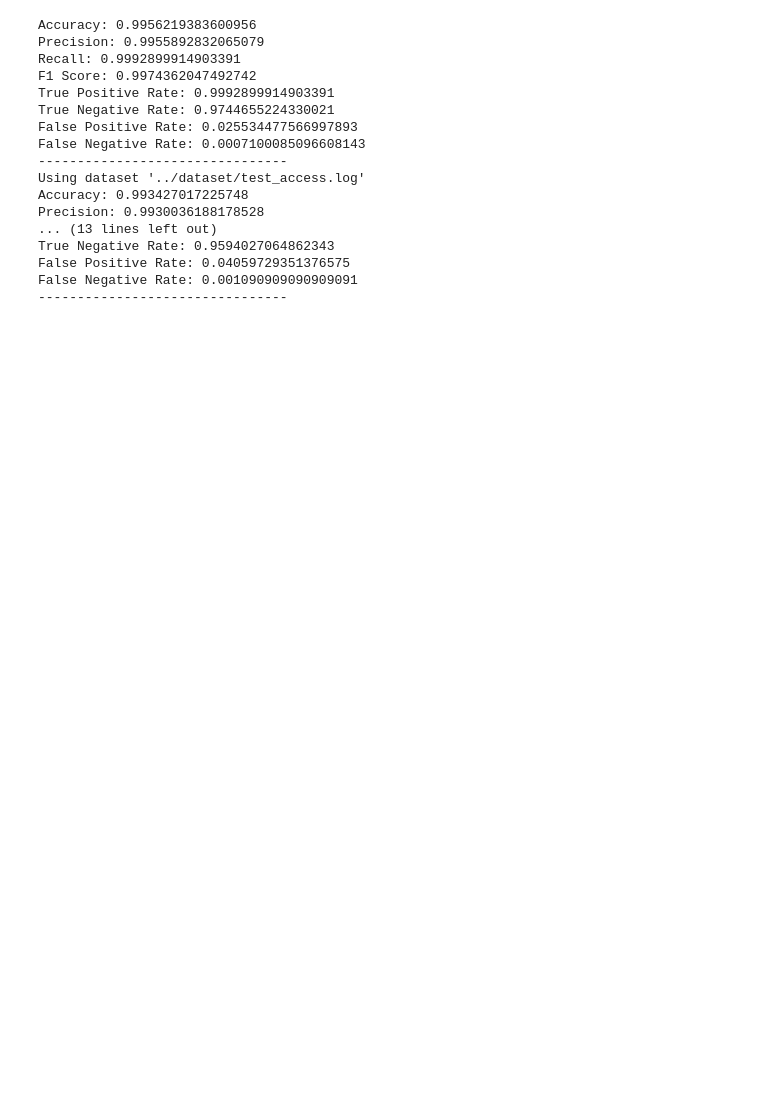
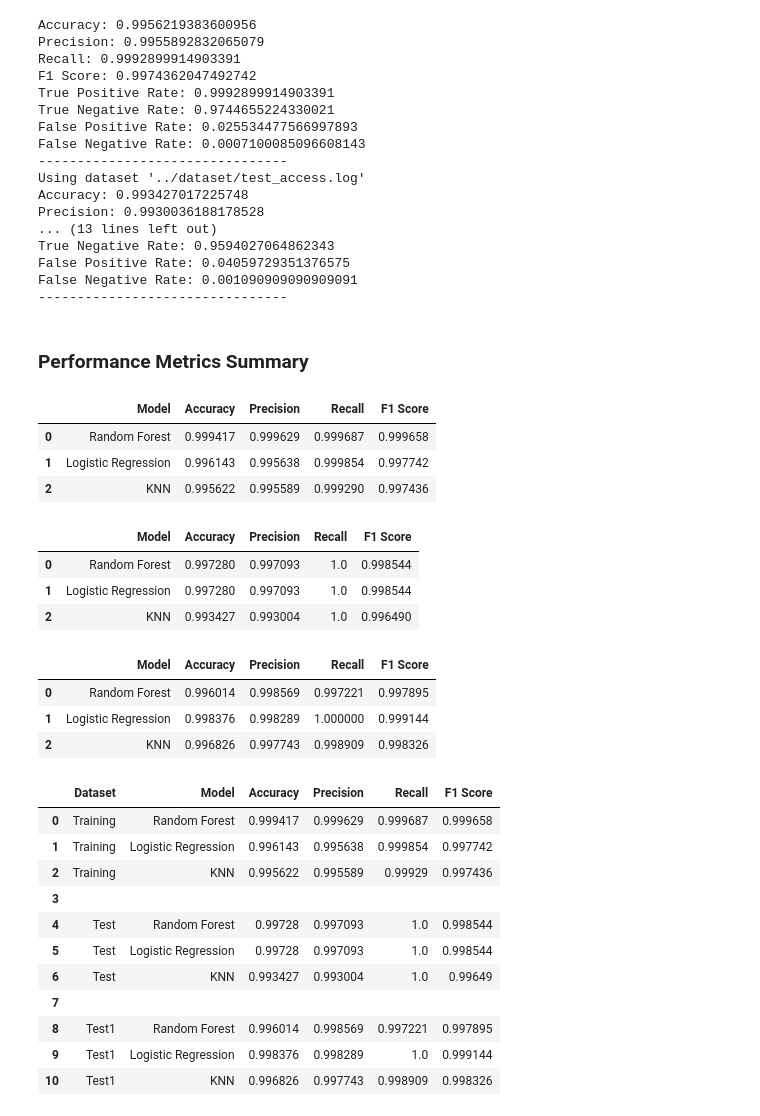
Before and after one commit to Palatiin/ddos-detection, a Jupyter notebook: ml/detection.ipynb, the cells around one changed output. Cells and saved outputs as stored; diff of their text form; code cells hidden in the pictures; blank space fills up the shorter version.

Commit message:
feat(ml): metrics, cleanup

```diff
--- a/ml/detection.ipynb
+++ b/ml/detection.ipynb
@@ -582,3 +619,83 @@ True Negative Rate: 0.9594027064862343
 False Positive Rate: 0.04059729351376575
 False Negative Rate: 0.001090909090909091
 --------------------------------
+# %% [markdown]
+### Performance Metrics Summary
+# %%
+## Create table for model performance
+model_tw_performance_table_train = pd.DataFrame({
+    "Model": ["Random Forest", "Logistic Regression", "KNN"],
+    "Accuracy": [model_rf_tw_performance_train["accuracy"], model_lr_tw_performance_train["accuracy"], model_knn_tw_performance_train["accuracy"]],
+    "Precision": [model_rf_tw_performance_train["precision"], model_lr_tw_performance_train["precision"], model_knn_tw_performance_train["precision"]],
+    "Recall": [model_rf_tw_performance_train["recall"], model_lr_tw_performance_train["recall"], model_knn_tw_performance_train["recall"]],
+    "F1 Score": [model_rf_tw_performance_train["f1"], model_lr_tw_performance_train["f1"], model_knn_tw_performance_train["f1"]]
+})
+
+model_tw_performance_table_train
+# %% [output]
+|  | Model | Accuracy | Precision | Recall | F1 Score |
+| 0 | Random Forest | 0.999417 | 0.999629 | 0.999687 | 0.999658 |
+| 1 | Logistic Regression | 0.996143 | 0.995638 | 0.999854 | 0.997742 |
+| 2 | KNN | 0.995622 | 0.995589 | 0.999290 | 0.997436 |
+# %%
+model_tw_performance_table_test = pd.DataFrame({
+    "Model": ["Random Forest", "Logistic Regression", "KNN"],
+    "Accuracy": [model_rf_tw_performance_test["accuracy"], model_lr_tw_performance_test["accuracy"], model_knn_tw_performance_test["accuracy"]],
+    "Precision": [model_rf_tw_performance_test["precision"], model_lr_tw_performance_test["precision"], model_knn_tw_performance_test["precision"]],
+    "Recall": [model_rf_tw_performance_test["recall"], model_lr_tw_performance_test["recall"], model_knn_tw_performance_test["recall"]],
+    "F1 Score": [model_rf_tw_performance_test["f1"], model_lr_tw_performance_test["f1"], model_knn_tw_performance_test["f1"]]
+})
+model_tw_performance_table_test
+# %% [output]
+|  | Model | Accuracy | Precision | Recall | F1 Score |
+| 0 | Random Forest | 0.997280 | 0.997093 | 1.0 | 0.998544 |
+| 1 | Logistic Regression | 0.997280 | 0.997093 | 1.0 | 0.998544 |
+| 2 | KNN | 0.993427 | 0.993004 | 1.0 | 0.996490 |
+# %%
+model_tw_performance_table_test1 = pd.DataFrame({
+    "Model": ["Random Forest", "Logistic Regression", "KNN"],
+    "Accuracy": [model_rf_tw_performance_test1["accuracy"], model_lr_tw_performance_test1["accuracy"], model_knn_tw_performance_test1["accuracy"]],
+    "Precision": [model_rf_tw_performance_test1["precision"], model_lr_tw_performance_test1["precision"], model_knn_tw_performance_test1["precision"]],
+    "Recall": [model_rf_tw_performance_test1["recall"], model_lr_tw_performance_test1["recall"], model_knn_tw_performance_test1["recall"]],
+    "F1 Score": [model_rf_tw_performance_test1["f1"], model_lr_tw_performance_test1["f1"], model_knn_tw_performance_test1["f1"]]
+})
+model_tw_performance_table_test1
+# %% [output]
+|  | Model | Accuracy | Precision | Recall | F1 Score |
+| 0 | Random Forest | 0.996014 | 0.998569 | 0.997221 | 0.997895 |
+| 1 | Logistic Regression | 0.998376 | 0.998289 | 1.000000 | 0.999144 |
+| 2 | KNN | 0.996826 | 0.997743 | 0.998909 | 0.998326 |
+# %%
+# Create a combined table with dataset information
+training_data_tw = model_tw_performance_table_train.assign(Dataset="Training")
+test_data_tw = model_tw_performance_table_test.assign(Dataset="Test")
+test1_data_tw = model_tw_performance_table_test1.assign(Dataset="Test1")
+
+# Add blank rows between datasets
+blank_row_tw = pd.DataFrame({col: [''] for col in training_data_tw.columns}, index=[0])
+combined_performance_tw = pd.concat([
+    training_data_tw,
+    blank_row_tw,
+    test_data_tw,
+    blank_row_tw.copy(),
+    test1_data_tw
+], ignore_index=True)
+
+# Reorder columns to put Dataset first
+column_order_tw = ["Dataset", "Model", "Accuracy", "Precision", "Recall", "F1 Score"]
+combined_performance_tw = combined_performance_tw[column_order_tw]
+
+combined_performance_tw
+# %% [output]
+|  | Dataset | Model | Accuracy | Precision | Recall | F1 Score |
+| 0 | Training | Random Forest | 0.999417 | 0.999629 | 0.999687 | 0.999658 |
+| 1 | Training | Logistic Regression | 0.996143 | 0.995638 | 0.999854 | 0.997742 |
+| 2 | Training | KNN | 0.995622 | 0.995589 | 0.99929 | 0.997436 |
+| 3 |  |  |  |  |  |  |
+| 4 | Test | Random Forest | 0.99728 | 0.997093 | 1.0 | 0.998544 |
+| 5 | Test | Logistic Regression | 0.99728 | 0.997093 | 1.0 | 0.998544 |
+| 6 | Test | KNN | 0.993427 | 0.993004 | 1.0 | 0.99649 |
+| 7 |  |  |  |  |  |  |
+| 8 | Test1 | Random Forest | 0.996014 | 0.998569 | 0.997221 | 0.997895 |
+| 9 | Test1 | Logistic Regression | 0.998376 | 0.998289 | 1.0 | 0.999144 |
+| 10 | Test1 | KNN | 0.996826 | 0.997743 | 0.998909 | 0.998326 |
```
Also changed, not shown: parts of 2 cells of this notebook, 1 other file.
